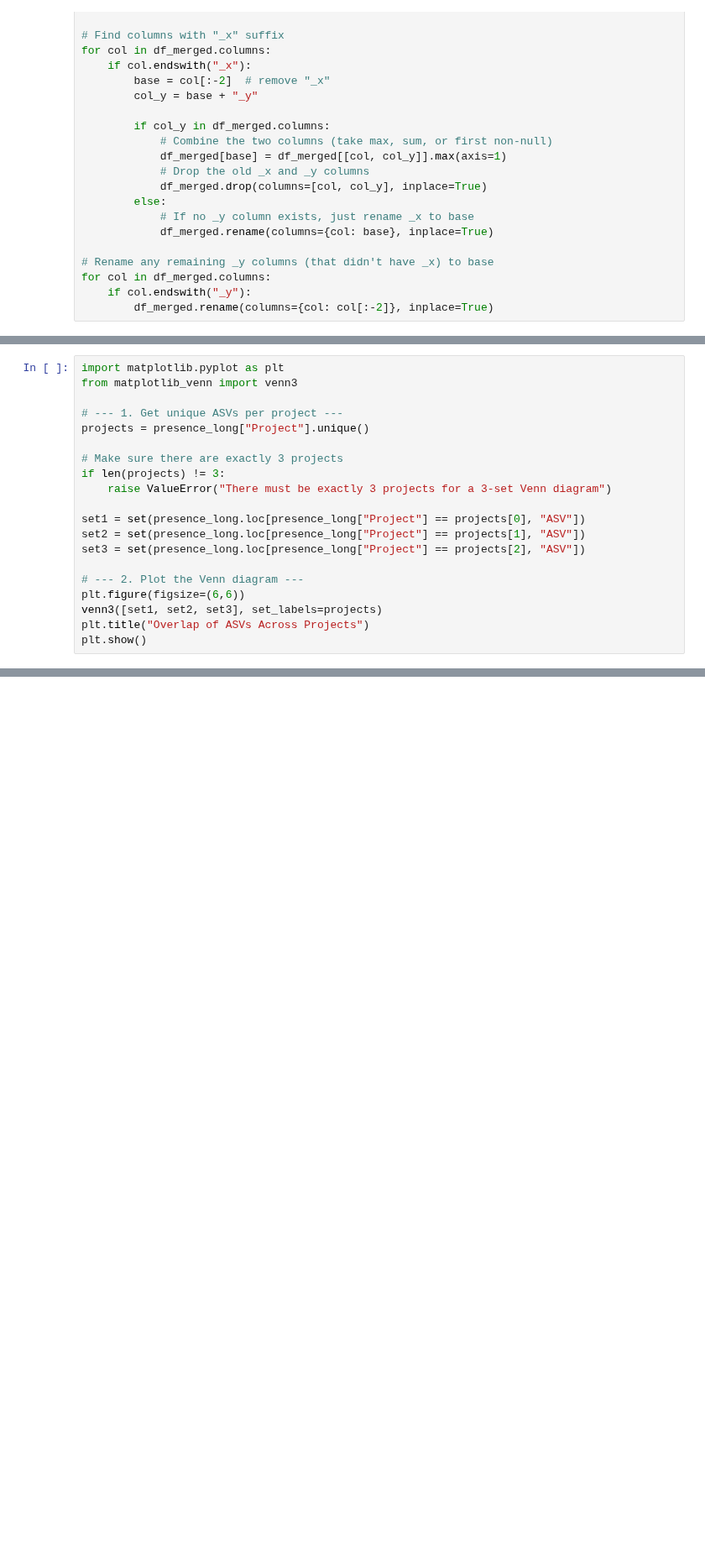
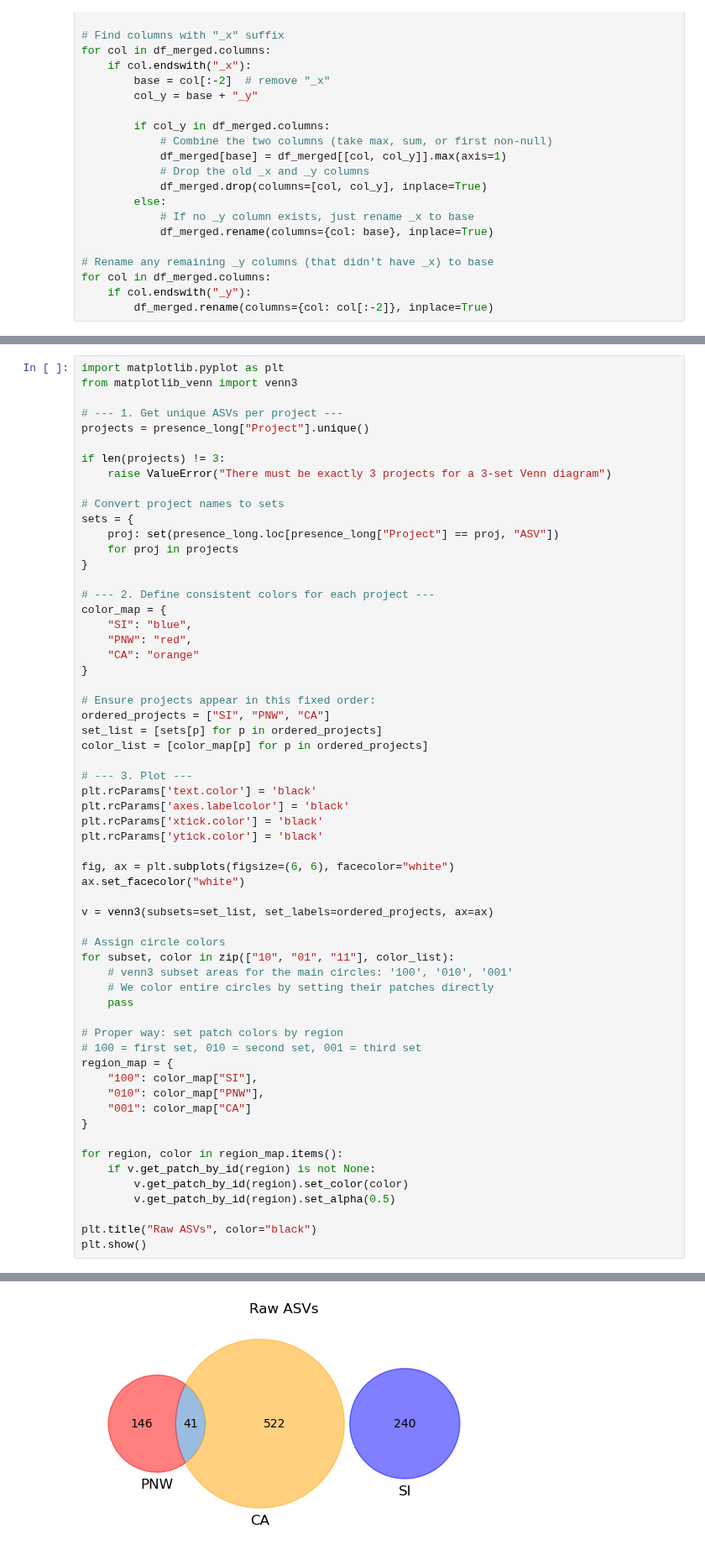
Before and after one commit to hayesrebecca/pollenGeolocation, a Jupyter notebook: raw/7_rawSupplementary.ipynb, the cells around one changed output, grey strips where cells are left out. Shown at 84% size. Drawn from its saved outputs; the diff is of its cells as text; blank space fills up the shorter version.

```diff
--- a/raw/7_rawSupplementary.ipynb
+++ b/raw/7_rawSupplementary.ipynb
@@ -264,17 +289,57 @@ from matplotlib_venn import venn3
 # --- 1. Get unique ASVs per project ---
 projects = presence_long["Project"].unique()
 
-# Make sure there are exactly 3 projects
 if len(projects) != 3:
     raise ValueError("There must be exactly 3 projects for a 3-set Venn diagram")
 
-set1 = set(presence_long.loc[presence_long["Project"] == projects[0], "ASV"])
-set2 = set(presence_long.loc[presence_long["Project"] == projects[1], "ASV"])
-set3 = set(presence_long.loc[presence_long["Project"] == projects[2], "ASV"])
+# Convert project names to sets
+sets = {
+    proj: set(presence_long.loc[presence_long["Project"] == proj, "ASV"])
+    for proj in projects
+}
 
-# --- 2. Plot the Venn diagram ---
-plt.figure(figsize=(6,6))
-venn3([set1, set2, set3], set_labels=projects)
-plt.title("Overlap of ASVs Across Projects")
+# --- 2. Define consistent colors for each project ---
+color_map = {
+    "SI": "blue",
+    "PNW": "red",
+    "CA": "orange"
+}
+
+# Ensure projects appear in this fixed order:
+ordered_projects = ["SI", "PNW", "CA"]
+set_list = [sets[p] for p in ordered_projects]
+color_list = [color_map[p] for p in ordered_projects]
+
+# --- 3. Plot ---
+plt.rcParams['text.color'] = 'black'
+plt.rcParams['axes.labelcolor'] = 'black'
+plt.rcParams['xtick.color'] = 'black'
+plt.rcParams['ytick.color'] = 'black'
+
+fig, ax = plt.subplots(figsize=(6, 6), facecolor="white")
+ax.set_facecolor("white")
+
+v = venn3(subsets=set_list, set_labels=ordered_projects, ax=ax)
+
+# Assign circle colors
+for subset, color in zip(["10", "01", "11"], color_list):
+    # venn3 subset areas for the main circles: '100', '010', '001'
+    # We color entire circles by setting their patches directly
+    pass
+
+# Proper way: set patch colors by region
+# 100 = first set, 010 = second set, 001 = third set
+region_map = {
+    "100": color_map["SI"],
+    "010": color_map["PNW"],
+    "001": color_map["CA"]
+}
+
+for region, color in region_map.items():
+    if v.get_patch_by_id(region) is not None:
+        v.get_patch_by_id(region).set_color(color)
+        v.get_patch_by_id(region).set_alpha(0.5)
+
+plt.title("Raw ASVs", color="black")
 plt.show()
 # %% [output]
@@ -281,0 +346 @@ NameError: name 'presence_long' is not defined
+[figure, added]
```
Also changed, not shown: parts of 6 cells of this notebook, 1 other file.
